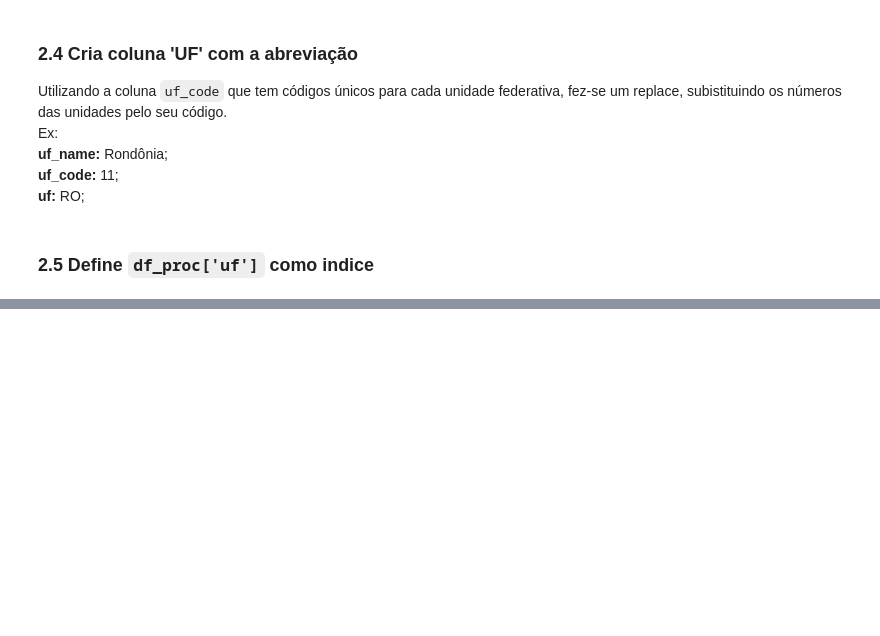
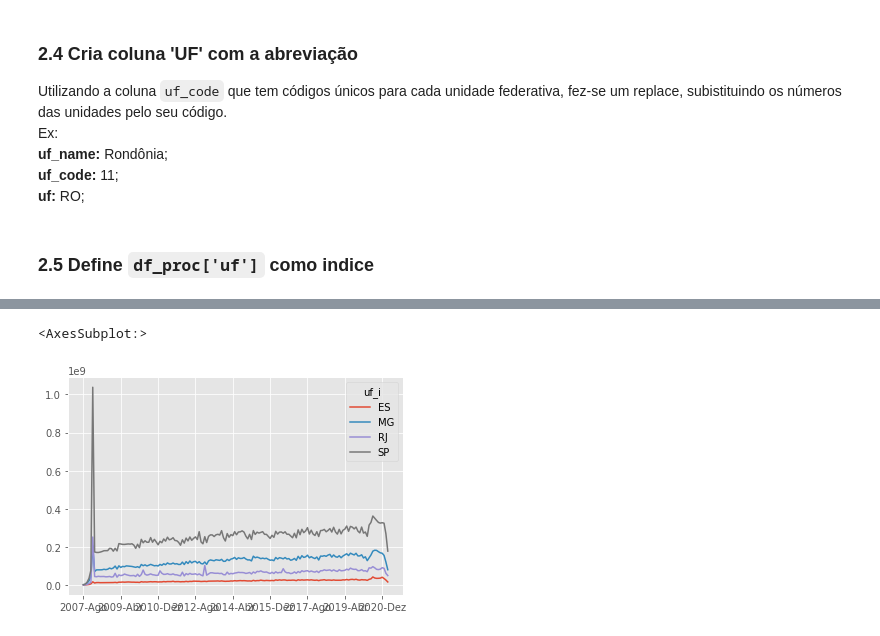
Before and after one commit to fdrigui/BootcampDataScience, a Jupyter notebook: module_one/Aula2.ipynb, the cells around one changed output, grey strips where cells are left out. Drawn from its saved outputs; the diff is of its cells as text; code cells hidden in the pictures; blank space fills up the shorter version.

```diff
--- a/module_one/Aula2.ipynb
+++ b/module_one/Aula2.ipynb
@@ -131,0 +154,5 @@ Função que padroniza e reaproveita o código para o plot dos resultados
+# %%
+df_atend = df_atend.drop(['uf_code_and_name', 'Total', 'uf_code', 'uf_name', 'uf'], axis=1)
+# %%
+df_atend_t = df_atend.T
+df_atend_t.head()
@@ -131,0 +169,5 @@ Função que padroniza e reaproveita o código para o plot dos resultados
+# %%
+pt_eng_month = {'Jan':'Jan', 'Fev':'Feb', 'Mar':'Mar', 'Abr':'Apr', 'Mai':'May', 'Jun':'Jun', 'Jul':'Jul', 'Ago':'Aug', 'Set':'Sep', 'Out':'Oct', 'Nov':'Nov', 'Dez':'Dec'}
+df_atend_t['time'] = pd.to_datetime(df_atend_t.index.to_series().replace(pt_eng_month, regex=True))
+df_atend_t = df_atend_t.sort_values(by='time', axis=0, ascending=True)
+df_atend_t.head()
@@ -131,0 +185,3 @@ Função que padroniza e reaproveita o código para o plot dos resultados
+# %%
+sudeste = df_atend_t[['ES', 'MG', 'RJ', 'SP', 'time']]
+sudeste.head(10)
@@ -131,0 +207,5 @@ Função que padroniza e reaproveita o código para o plot dos resultados
+# %%
+sudeste[['ES', 'MG', 'RJ', 'SP']].plot()
+# %% [output]
+<AxesSubplot:>
+[figure, added]
```
Also changed, not shown: parts of 39 cells of this notebook, 1 other file.
